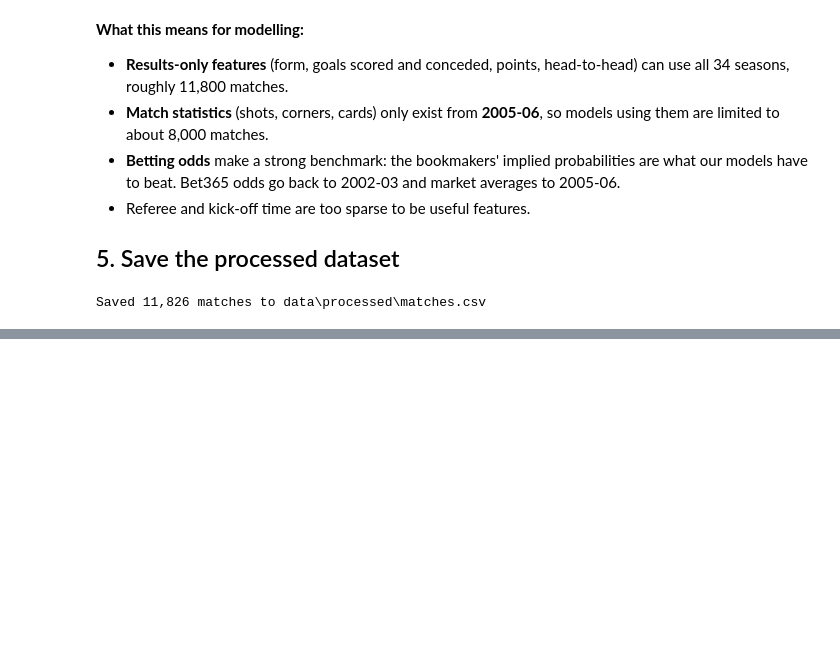
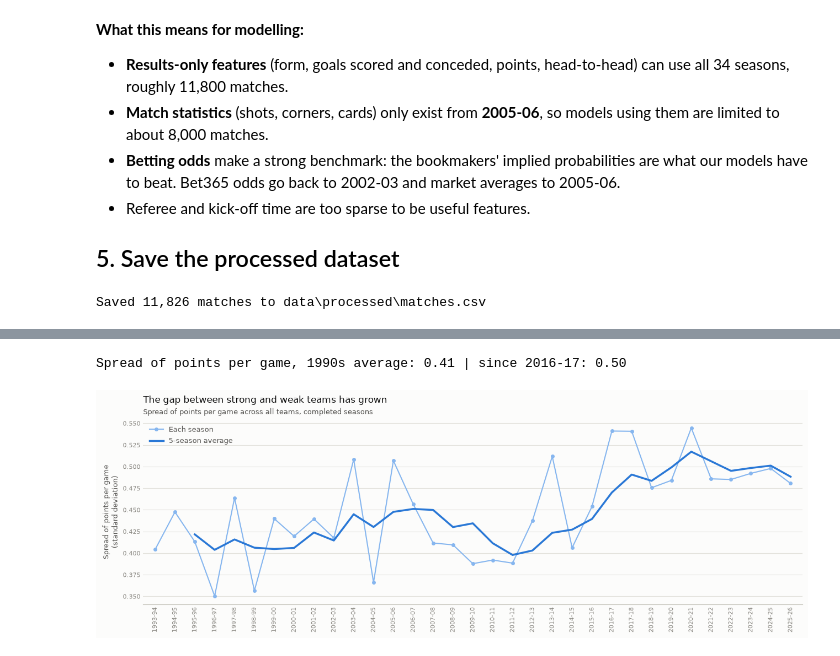
Before and after one commit to elem86/DI-Bootcamp, a Jupyter notebook: football-match-predictor/notebooks/01_data_exploration.ipynb, the cells around one changed output, grey strips where cells are left out. Drawn from its saved outputs; the diff is of its cells as text; code cells hidden in the pictures; blank space fills up the shorter version.

```diff
--- a/football-match-predictor/notebooks/01_data_exploration.ipynb
+++ b/football-match-predictor/notebooks/01_data_exploration.ipynb
@@ -359,0 +657,47 @@ Saved 11,826 matches to data\processed\matches.csv
+# %%
+def team_matches(frame):
+    """One row per team per match: each match appears once for each side."""
+    sides = []
+    for side, other in (("home", "away"), ("away", "home")):
+        sides.append(pd.DataFrame({
+            "season": frame["season"],
+            "team": frame[f"{side}_team"],
+            "goals_for": frame[f"{side}_goals"],
+            "goals_against": frame[f"{other}_goals"],
+        }))
+    rows = pd.concat(sides, ignore_index=True)
+    rows["points"] = np.select(
+        [rows["goals_for"] > rows["goals_against"], rows["goals_for"] == rows["goals_against"]],
+        [3, 1], default=0,
+    )
+    return rows
+
+
+team_seasons = (team_matches(completed)
+                .groupby(["season", "team"])["points"].mean()
+                .rename("points_per_game").reset_index())
+balance = team_seasons.groupby("season")["points_per_game"].agg(["std", "max", "min"]).reindex(seasons)
+balance["rolling_5"] = balance["std"].rolling(5, min_periods=3).mean()
+
+print(f"Spread of points per game, 1990s average: "
+      f"{balance.loc[seasons[:7], 'std'].mean():.2f} | since 2016-17: "
+      f"{balance.loc['2016-17':, 'std'].mean():.2f}")
+# %% [output]
+Spread of points per game, 1990s average: 0.41 | since 2016-17: 0.50
+# %%
+fig, ax = plt.subplots(figsize=(13, 4.6), facecolor=SURFACE)
+x = np.arange(len(seasons))
+ax.plot(x, balance["std"].values, color=BLUE_LIGHT, linewidth=1.5, marker="o", markersize=4,
+        label="Each season")
+ax.plot(x, balance["rolling_5"].values, color=BLUE, linewidth=2.5, label="5-season average")
+ax.set_ylabel("Spread of points per game\n(standard deviation)", color=INK_2, fontsize=9)
+ax.legend(frameon=False, fontsize=9, labelcolor=INK_2, loc="upper left")
+season_axis(ax)
+style_axes(ax)
+set_title(ax, "The gap between strong and weak teams has grown",
+          "Spread of points per game across all teams, completed seasons")
+fig.tight_layout()
+save_figure(fig, "05_competitive_balance.png")
+plt.show()
+# %% [output]
+[figure, added]
```
Also changed, not shown: parts of 19 cells of this notebook, 8 other files.
